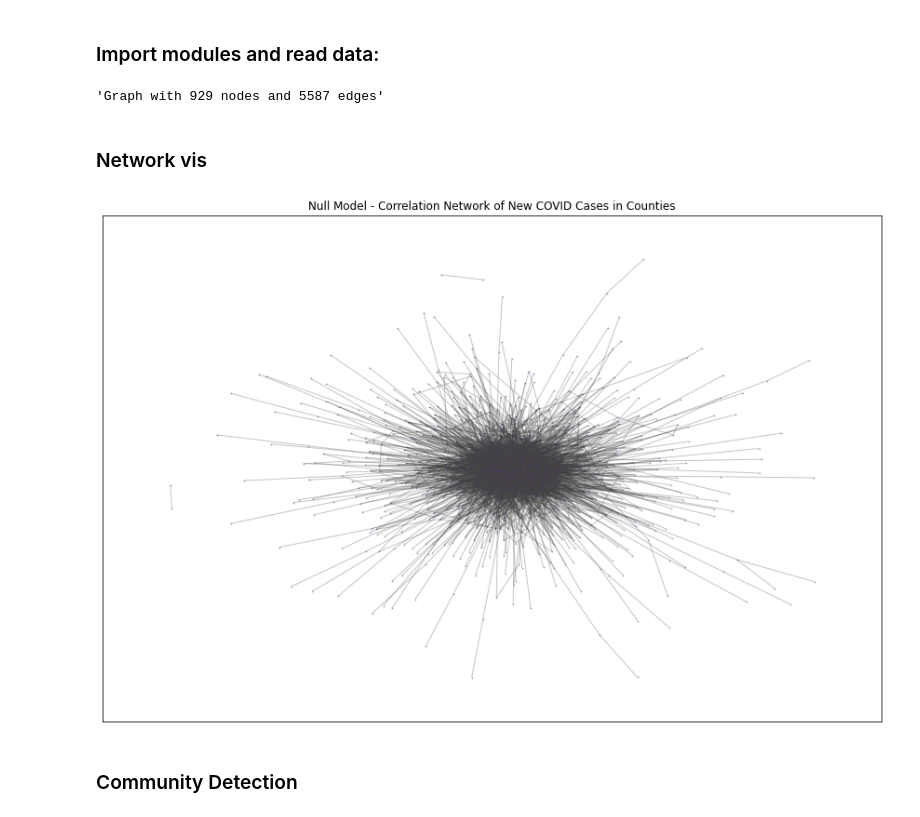
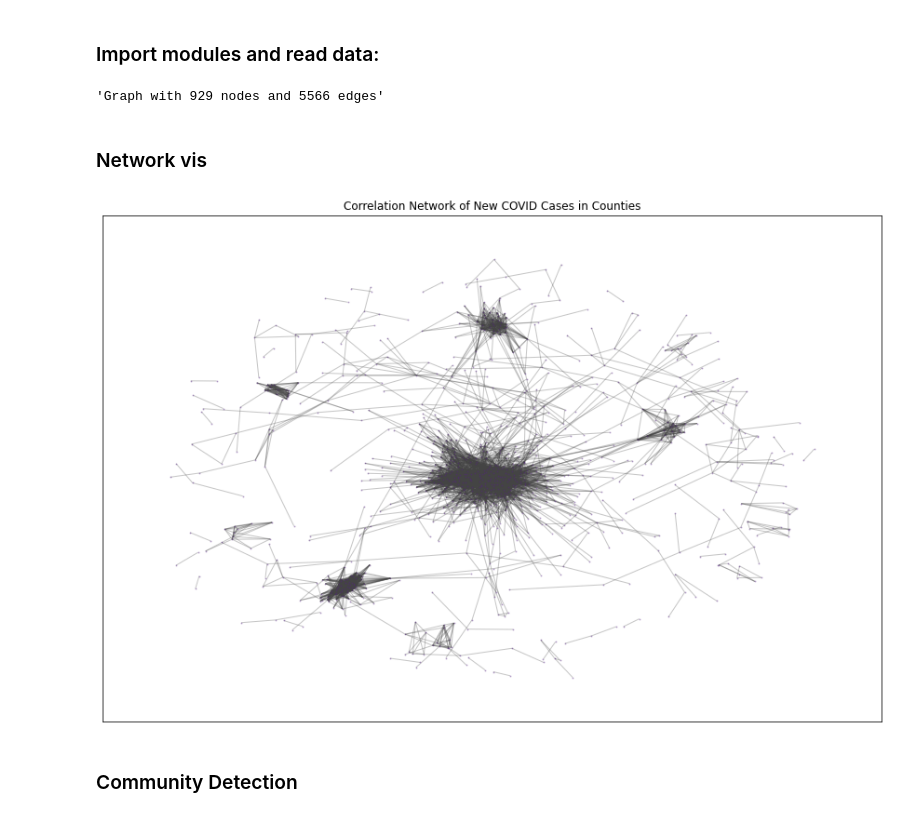
Before and after one commit to samar14641/covid-us-networks, a Jupyter notebook: community_detection.ipynb, the cells around one changed output. Drawn from its saved outputs; the diff is of its cells as text; code cells hidden in the pictures.

Commit message:
added figs for correlation nw

```diff
--- a/community_detection.ipynb
+++ b/community_detection.ipynb
@@ -8,11 +8,11 @@ import networkx.algorithms.community as nxc
 import numpy as np
 import pandas as pd
 # %%
-# G = nx.read_gml('./Graphs/all_data_corr.gml')
-G = nx.read_gml('./Graphs/null_model.gml')
+G = nx.read_gml('./Graphs/all_data_corr.gml')
+# G = nx.read_gml('./Graphs/null_model.gml')
 nx.info(G)
 # %% [output]
-'Graph with 929 nodes and 5587 edges'
+'Graph with 929 nodes and 5566 edges'
 # %%
 states_adj = {}
 
@@ -27,15 +27,15 @@ nm_path = './Figs/null_model_'
 # %%
 pos = nx.spring_layout(G, k = 0.1, weight = 'weight')
 
 fig = plt.figure(figsize = (15, 10))
 nx.draw_networkx(G, pos = pos, node_size = 1, node_color = '#552583', edge_color = '#444444', alpha = 0.3, with_labels = False)
-# plt.title('Correlation Network of New COVID Cases in Counties')
-plt.title('Null Model - Correlation Network of New COVID Cases in Counties')
-plt.savefig(nm_path + 'corr_nw_raw')
+plt.title('Correlation Network of New COVID Cases in Counties')
+# plt.title('Null Model - Correlation Network of New COVID Cases in Counties')
+plt.savefig(ad_path + 'corr_nw_raw')
 plt.show()
 plt.close()
 # %% [output]
-[figure, old version]
+[figure, new version]
 # %% [markdown]
 ### Community Detection
 # %%
```
Also changed, not shown: parts of 14 cells of this notebook, 17 other files.
